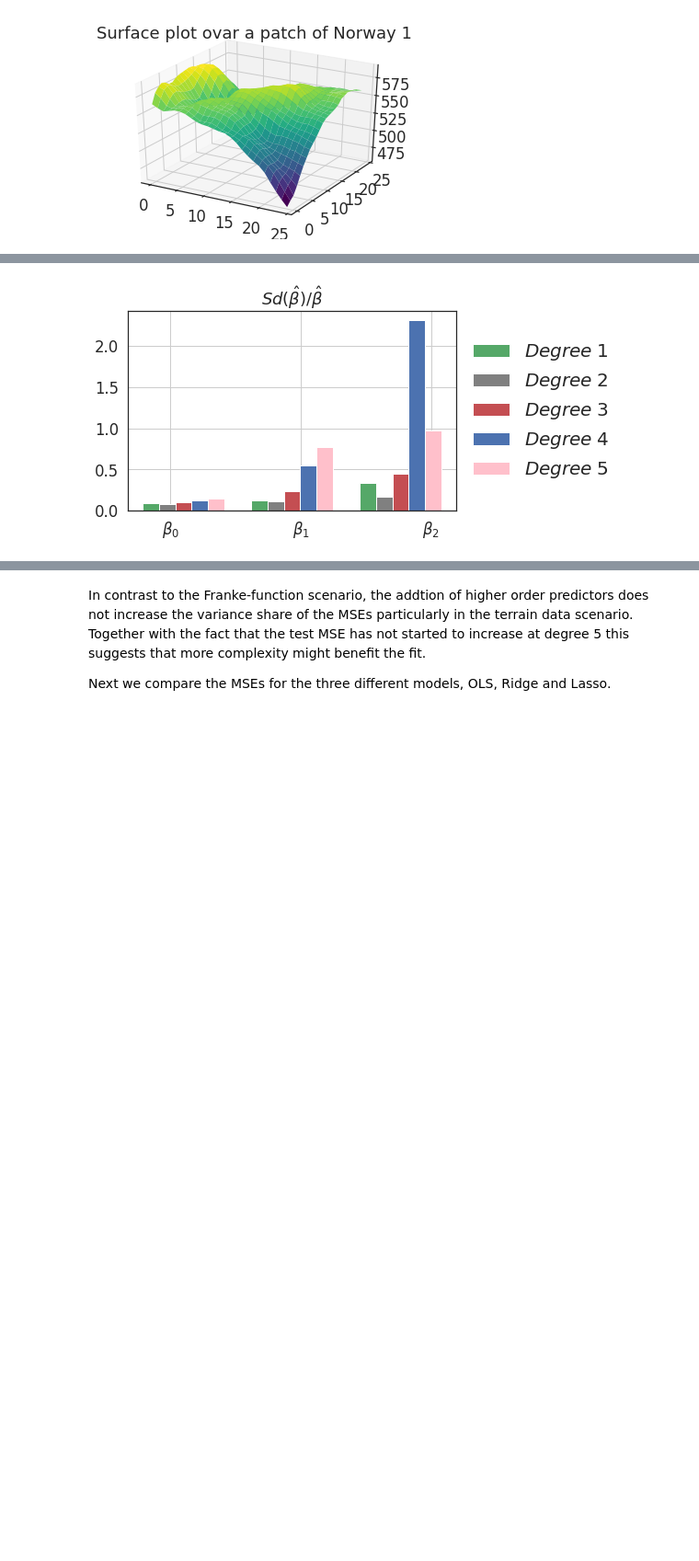
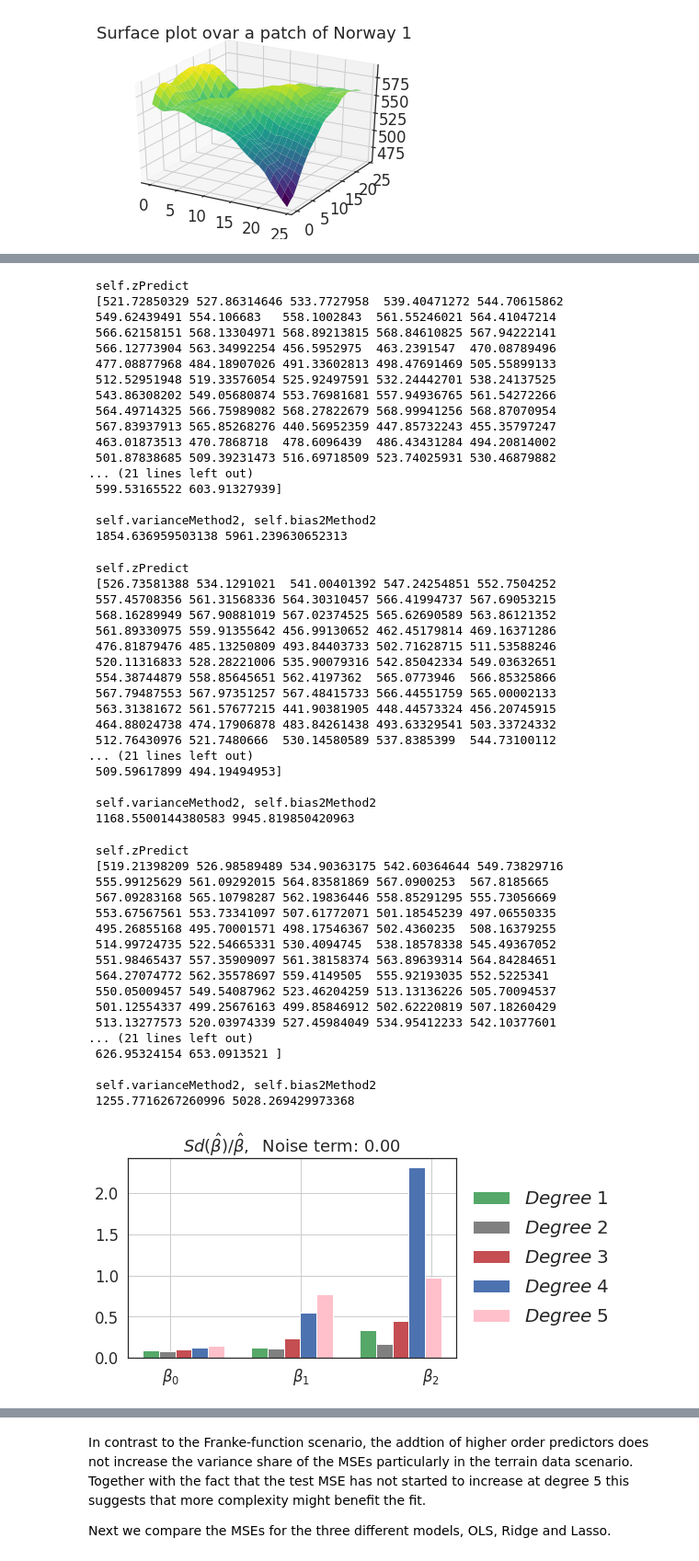
Before and after one commit to kaaja/ADAML, a Jupyter notebook: m1/m1Class.ipynb, the cells around one changed output, grey strips where cells are left out. Shown at 92% size. Saved outputs shown, nothing was run; the diff lists cells and outputs as text; code cells hidden in the pictures; blank space fills up the shorter version.

```diff
--- a/m1/m1Class.ipynb
+++ b/m1/m1Class.ipynb
@@ -11,5 +11,6 @@ from classesRegression import *
 # %% [markdown]
 Now we create some data using the Franke-function and take a look at the function shape.
 # %%
-xPlot, yPlot, zPlot = createFrankeData(plot=True)
+observations = 30
+xPlot, yPlot, zPlot = createFrankeData(plot=True, observations=observations)
 # %% [output]
@@ -209,5 +259,6 @@ zPlot = terrain1_patch
 tst1 = Problem(xPlot, yPlot, zPlot, trueFunction=FrankeFunction)
 tst1.lsKfold()
 
-tst1.varBeta()
+#tst1.varBeta()
+tst1.varBetaFigures()
 # %% [output]
@@ -214,3 +282,54 @@ tst1.varBeta()
+ self.zPredict
+ [521.72850329 527.86314646 533.7727958  539.40471272 544.70615862
+ 549.62439491 554.106683   558.1002843  561.55246021 564.41047214
+ 566.62158151 568.13304971 568.89213815 568.84610825 567.94222141
+ 566.12773904 563.34992254 456.5952975  463.2391547  470.08789496
+ 477.08877968 484.18907026 491.33602813 498.47691469 505.55899133
+ 512.52951948 519.33576054 525.92497591 532.24442701 538.24137525
+ 543.86308202 549.05680874 553.76981681 557.94936765 561.54272266
+ 564.49714325 566.75989082 568.27822679 568.99941256 568.87070954
+ 567.83937913 565.85268276 440.56952359 447.85732243 455.35797247
+ 463.01873513 470.7868718  478.6096439  486.43431284 494.20814002
+ 501.87838685 509.39231473 516.69718509 523.74025931 530.46879882
+... (21 lines left out)
+ 599.53165522 603.91327939]
+
+ self.varianceMethod2, self.bias2Method2
+ 1854.636959503138 5961.239630652313
+ self.zPredict
+ [526.73581388 534.1291021  541.00401392 547.24254851 552.7504252
+ 557.45708356 561.31568336 564.30310457 566.41994737 567.69053215
+ 568.16289949 567.90881019 567.02374525 565.62690589 563.86121352
+ 561.89330975 559.91355642 456.99130652 462.45179814 469.16371286
+ 476.81879476 485.13250809 493.84403733 502.71628715 511.53588246
+ 520.11316833 528.28221006 535.90079316 542.85042334 549.03632651
+ 554.38744879 558.85645651 562.4197362  565.0773946  566.85325866
+ 567.79487553 567.97351257 567.48415733 566.44551759 565.00002133
+ 563.31381672 561.57677215 441.90381905 448.44573324 456.20745915
+ 464.88024738 474.17906878 483.84261438 493.63329541 503.33724332
+ 512.76430976 521.7480666  530.14580589 537.8385399  544.73100112
+... (21 lines left out)
+ 509.59617899 494.19494953]
+
+ self.varianceMethod2, self.bias2Method2
+ 1168.5500144380583 9945.819850420963
+ self.zPredict
+ [519.21398209 526.98589489 534.90363175 542.60364644 549.73829716
+ 555.99125629 561.09292015 564.83581869 567.0900253  567.8185665
+ 567.09283168 565.10798287 562.19836446 558.85291295 555.73056669
+ 553.67567561 553.73341097 507.61772071 501.18545239 497.06550335
+ 495.26855168 495.70001571 498.17546367 502.4360235  508.16379255
+ 514.99724735 522.54665331 530.4094745  538.18578338 545.49367052
+ 551.98465437 557.35909097 561.38158374 563.89639314 564.84284651
+ 564.27074772 562.35578697 559.4149505  555.92193035 552.5225341
+ 550.05009457 549.54087962 523.46204259 513.13136226 505.70094537
+ 501.12554337 499.25676163 499.85846912 502.62220819 507.18260429
+ 513.13277573 520.03974339 527.45984049 534.95412233 542.10377601
+... (21 lines left out)
+ 626.95324154 653.0913521 ]
+
+ self.varianceMethod2, self.bias2Method2
+ 1255.7716267260996 5028.269429973368
-[figure, old version]
+[figure, new version]
 # %% [markdown]
 The figure above shows that the parameter variances relates to the model complexity in the same was for the Franke-function. The parameter variances generally increas with model complexity. <br>
```
Also changed, not shown: parts of 28 cells of this notebook, 1 other file.
